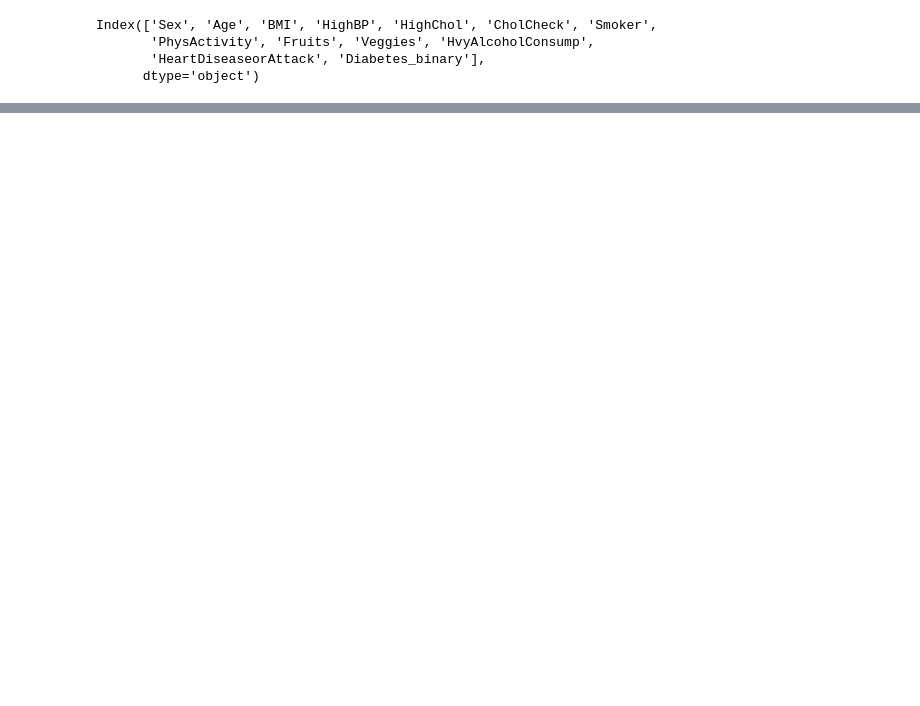
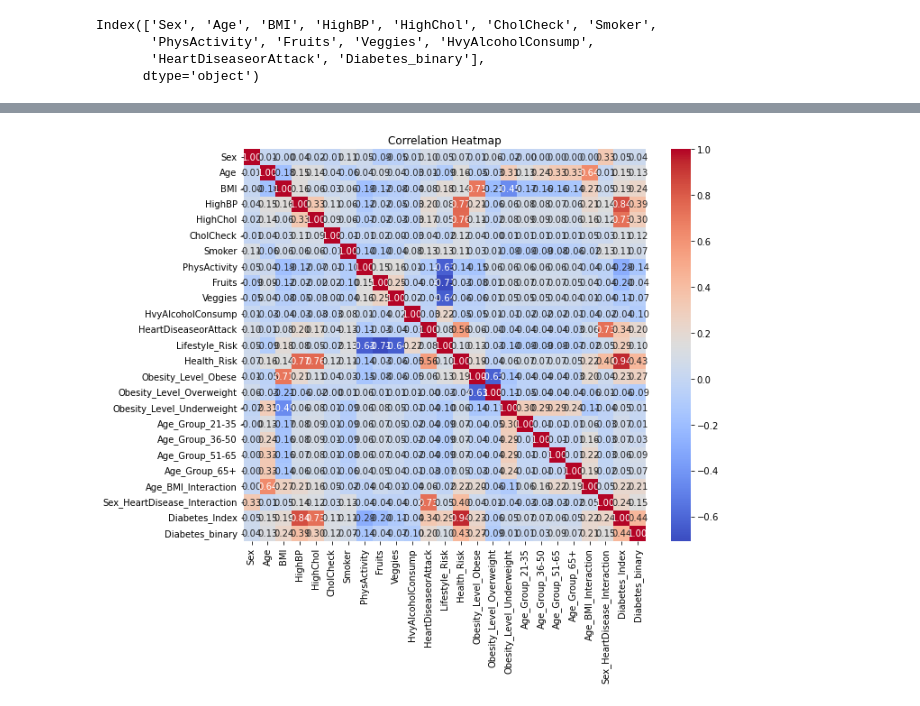
Before and after one commit to McNoblesse/Turbomedics-Diabetes, a Jupyter notebook: Diabetes_Combine.ipynb, the cells around one changed output, grey strips where cells are left out. Drawn from its saved outputs; the diff is of its cells as text; code cells hidden in the pictures; blank space fills up the shorter version.

```diff
--- a/Diabetes_Combine.ipynb
+++ b/Diabetes_Combine.ipynb
@@ -452,0 +482,3 @@ Index(['Sex', 'Age', 'BMI', 'HighBP', 'HighChol', 'CholCheck', 'Smoker',
+# %%
+# One-hot encoding for obesity level
+merged_df = pd.get_dummies(merged_df, columns=['Obesity_Level'], drop_first=True)
@@ -452,0 +494,13 @@ Index(['Sex', 'Age', 'BMI', 'HighBP', 'HighChol', 'CholCheck', 'Smoker',
+# %%
+# Interaction features
+merged_df['Age_BMI_Interaction'] = merged_df['Age'] * merged_df['BMI']
+merged_df['Sex_HeartDisease_Interaction'] = merged_df['Sex'] * merged_df['HeartDiseaseorAttack']
+# %%
+# Diabetes Probability Index
+merged_df['Diabetes_Index'] = (
+    0.4 * merged_df['HighBP'] +
+    0.3 * merged_df['HighChol'] +
+    0.1 * merged_df['HeartDiseaseorAttack'] +
+    0.1 * (1 - merged_df['PhysActivity']) +
+    0.1 * (1 - merged_df['Fruits'])
+)
@@ -452,0 +528,15 @@ Index(['Sex', 'Age', 'BMI', 'HighBP', 'HighChol', 'CholCheck', 'Smoker',
+# %%
+# Define the new column order
+new_order = ['Sex', 'Age', 'BMI', 'HighBP', 'HighChol', 'CholCheck', 'Smoker',
+       'PhysActivity', 'Fruits', 'Veggies', 'HvyAlcoholConsump',
+       'HeartDiseaseorAttack', 'Lifestyle_Risk',
+       'Health_Risk', 'Obesity_Level_Obese', 'Obesity_Level_Overweight',
+       'Obesity_Level_Underweight', 'Age_Group_21-35', 'Age_Group_36-50',
+       'Age_Group_51-65', 'Age_Group_65+', 'Age_BMI_Interaction',
+       'Sex_HeartDisease_Interaction', 'Diabetes_Index', 'Diabetes_binary']
+
+# Rearrange the columns
+merged_df = merged_df[new_order]
+
+# Display the updated DataFrame
+print(merged_df.head())
@@ -452,0 +561,11 @@ Index(['Sex', 'Age', 'BMI', 'HighBP', 'HighChol', 'CholCheck', 'Smoker',
+# %%
+# Correlation matrix
+import seaborn as sns
+import matplotlib.pyplot as plt
+
+plt.figure(figsize=(10, 8))
+sns.heatmap(merged_df.corr(), annot=True, cmap='coolwarm', fmt=".2f")
+plt.title('Correlation Heatmap')
+plt.show()
+# %% [output]
+[figure, added]
```
Also changed, not shown: parts of 35 cells of this notebook.
